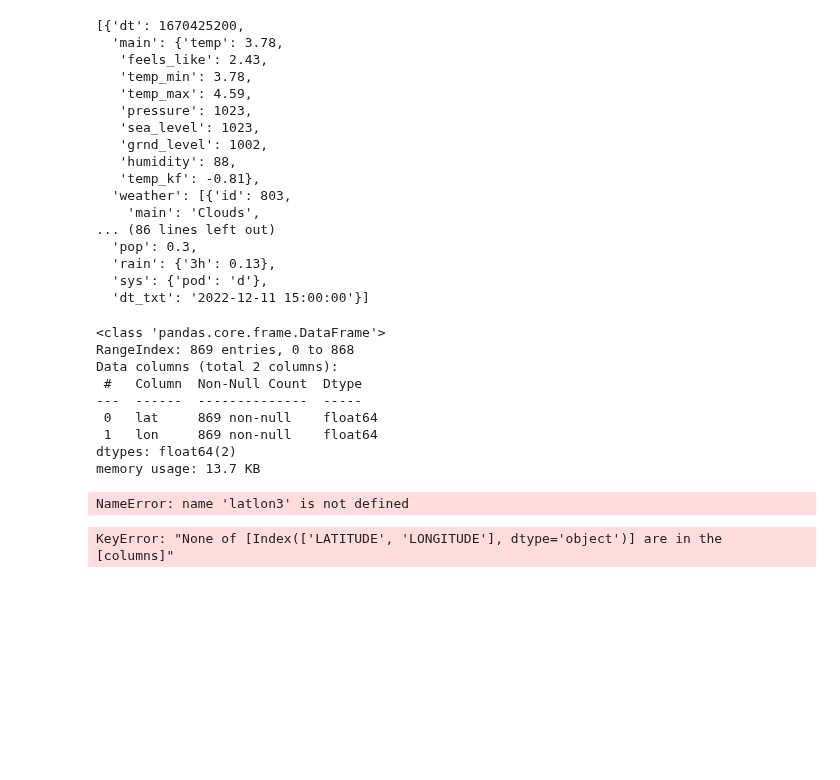
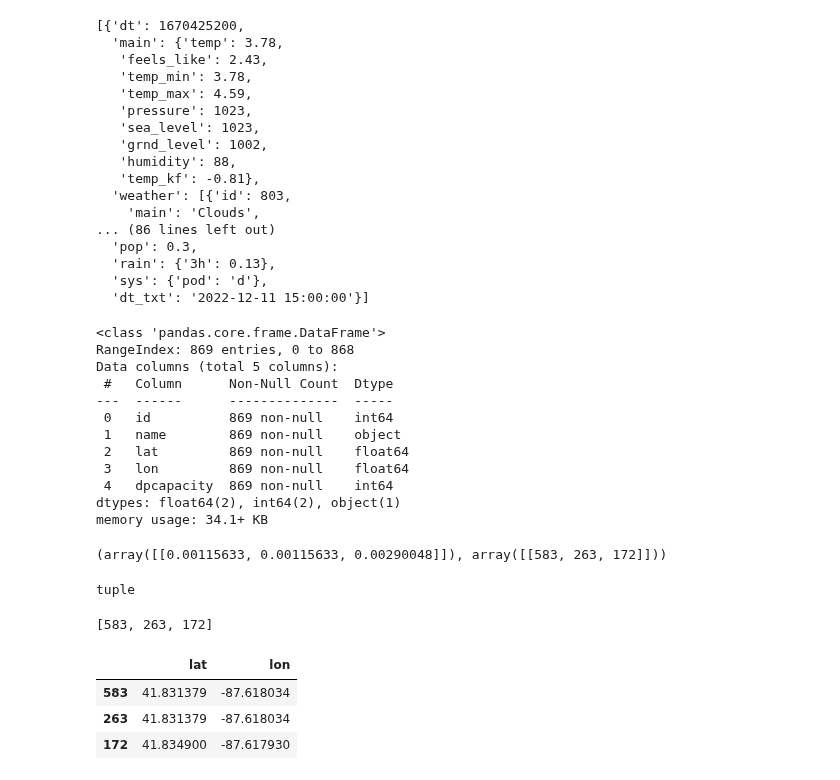
Before and after one commit to G-Dolle/DIVVY_BIKE, a Jupyter notebook: stations.ipynb, the cells around one changed output. Saved outputs shown, nothing was run; the diff lists cells and outputs as text; code cells hidden in the pictures; blank space fills up the shorter version.

```diff
--- a/stations.ipynb
+++ b/stations.ipynb
@@ -212,24 +168,40 @@ from sklearn.neighbors import NearestNeighbors
 # %%
-stations=get_stations()
+stations=get_stations(only_coordinates=False)
 # %%
 stations.info()
 # %% [output]
 <class 'pandas.core.frame.DataFrame'>
 RangeIndex: 869 entries, 0 to 868
-Data columns (total 2 columns):
- #   Column  Non-Null Count  Dtype
----  ------  --------------  -----
- 0   lat     869 non-null    float64
- 1   lon     869 non-null    float64
-dtypes: float64(2)
-memory usage: 13.7 KB
+Data columns (total 5 columns):
+ #   Column      Non-Null Count  Dtype
+---  ------      --------------  -----
+ 0   id          869 non-null    int64
+ 1   name        869 non-null    object
+ 2   lat         869 non-null    float64
+ 3   lon         869 non-null    float64
+ 4   dpcapacity  869 non-null    int64
+dtypes: float64(2), int64(2), object(1)
+memory usage: 34.1+ KB
-# %%
-latlon3
-# %% [output]
-NameError: name 'latlon3' is not defined
 # %%
-NN=NearestNeighbors(n_neighbors=1, metric='haversine')
+NN=NearestNeighbors(n_neighbors=3, metric='haversine')
 NN.fit(stations[['lat', 'lon']])
-NN.kneighbors([[-37.814563, 144.970267]])
+result=NN.kneighbors(user_loc)
+result
 # %% [output]
-KeyError: "None of [Index(['LATITUDE', 'LONGITUDE'], dtype='object')] are in the [columns]"
+(array([[0.00115633, 0.00115633, 0.00290048]]), array([[583, 263, 172]]))
+# %%
+type(result)
+# %% [output]
+tuple
+# %%
+a=list(result[1][0])
+a
+# %% [output]
+[583, 263, 172]
+# %%
+stations.iloc[a]
+# %% [output]
+|  | lat | lon |
+| 583 | 41.831379 | -87.618034 |
+| 263 | 41.831379 | -87.618034 |
+| 172 | 41.834900 | -87.617930 |
```
Also changed, not shown: parts of 17 cells of this notebook, 2 other files.
